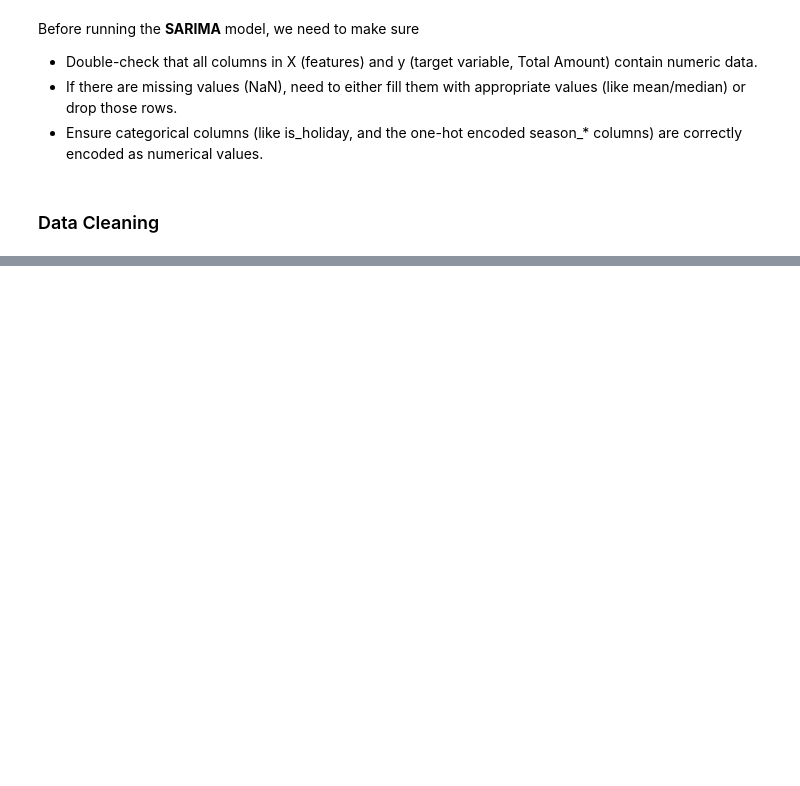
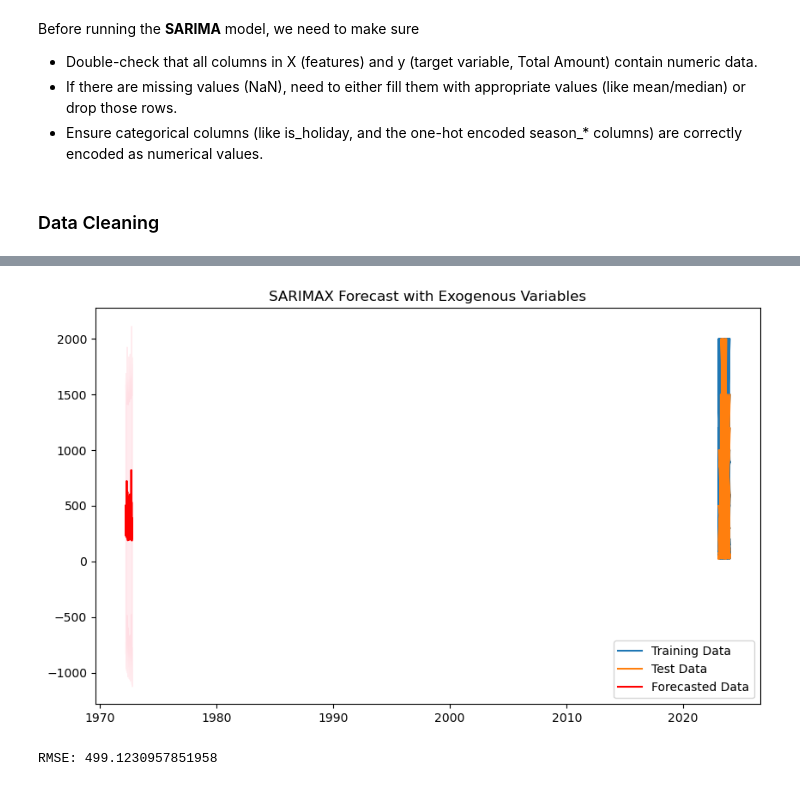
Before and after one commit to Team9DSI/Retail-Sales-and-Customer-Demographics, a Jupyter notebook: models/sarima.ipynb, the cells around one changed output, grey strips where cells are left out. Drawn from its saved outputs; the diff is of its cells as text; code cells hidden in the pictures; blank space fills up the shorter version.

Commit message:
perfomed model

```diff
--- a/models/sarima.ipynb
+++ b/models/sarima.ipynb
@@ -200,3 +200,77 @@ X = X.apply(pd.to_numeric, errors='coerce')
 
 # Convert 'is_holiday' to a numeric type (1 for holiday, 0 for not)
 X['is_holiday'] = X['is_holiday'].astype(int)
+# %%
+import pandas as pd
+import numpy as np
+from statsmodels.tsa.statespace.sarimax import SARIMAX
+import matplotlib.pyplot as plt
+from sklearn.metrics import mean_squared_error
+
+
+# Drop any rows with missing values in Total Amount or features
+retail_data = retail_data.dropna(subset=['Total Amount', 'month', 'quarter', 'day_of_week', 'is_holiday', 'season_Spring', 'season_Summer', 'season_Winter'])
+
+# Make sure the target 'Total Amount' is numeric
+retail_data['Total Amount'] = pd.to_numeric(retail_data['Total Amount'], errors='coerce')
+
+# Convert boolean columns (seasons) to integers (0 for False, 1 for True)
+retail_data['season_Spring'] = retail_data['season_Spring'].astype(int)
+retail_data['season_Summer'] = retail_data['season_Summer'].astype(int)
+retail_data['season_Winter'] = retail_data['season_Winter'].astype(int)
+
+# Features (X) for training the model
+X = retail_data[['month', 'quarter', 'day_of_week', 'is_holiday', 'season_Spring', 'season_Summer', 'season_Winter']]
+
+# Ensure all features are numeric, explicitly convert to float if necessary
+X = X.apply(pd.to_numeric, errors='coerce')
+
+# Convert 'is_holiday' to integer (1 for holiday, 0 for not)
+X['is_holiday'] = X['is_holiday'].astype(int)
+
+# Target variable (y) - 'Total Amount'
+y = retail_data['Total Amount']
+
+# Check if all data types are numeric
+print(X.dtypes)
+print(y.dtypes)
+
+# Split data into train and test sets (80% train, 20% test)
+train_size = int(len(y) * 0.8)
+train_y, test_y = y[:train_size], y[train_size:]
+train_X, test_X = X[:train_size], X[train_size:]
+
+# Step 1: Fit SARIMAX model with exogenous variables
+sarimax_model = SARIMAX(train_y,
+                       exog=train_X,  # Add exogenous variables (features)
+                       order=(1, 1, 1),  # Non-seasonal ARIMA parameters (p, d, q)
+                       seasonal_order=(1, 1, 1, 12),  # Seasonal ARIMA parameters (P, D, Q, m=12 for monthly)
+                       enforce_stationarity=False,
+                       enforce_invertibility=False)
+
+# Fit the model
+sarimax_fit = sarimax_model.fit(disp=False)
+
+# Step 2: Forecast the future
+forecast_steps = len(test_y)  # Forecast for the test period
+forecast = sarimax_fit.get_forecast(steps=forecast_steps, exog=test_X)
+forecast_mean = forecast.predicted_mean
+forecast_conf_int = forecast.conf_int()
+
+# Step 3: Plot the results
+plt.figure(figsize=(10, 6))
+plt.plot(train_y, label='Training Data')
+plt.plot(test_y, label='Test Data')
+plt.plot(forecast_mean, label='Forecasted Data', color='red')
+plt.fill_between(forecast_mean.index,
+                 forecast_conf_int.iloc[:, 0],
+                 forecast_conf_int.iloc[:, 1],
+                 color='pink', alpha=0.3)
+plt.legend()
+plt.title('SARIMAX Forecast with Exogenous Variables')
+plt.show()
+
+# Step 4: Evaluate the model (Root Mean Squared Error)
+rmse = np.sqrt(mean_squared_error(test_y, forecast_mean))
+print(f"RMSE: {rmse}")
+# %% [output]
@@ -202,0 +286,2 @@ X['is_holiday'] = X['is_holiday'].astype(int)
+[figure, added]
+RMSE: 499.1230957851958
```
Also changed, not shown: parts of 2 cells of this notebook.
